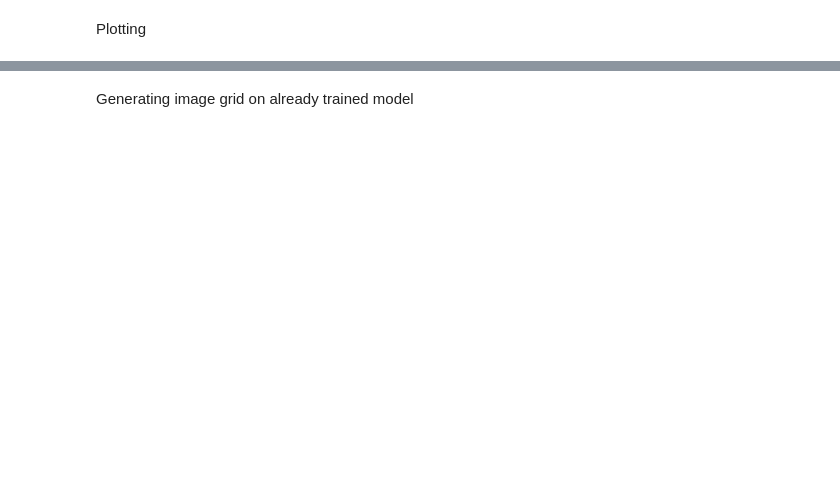
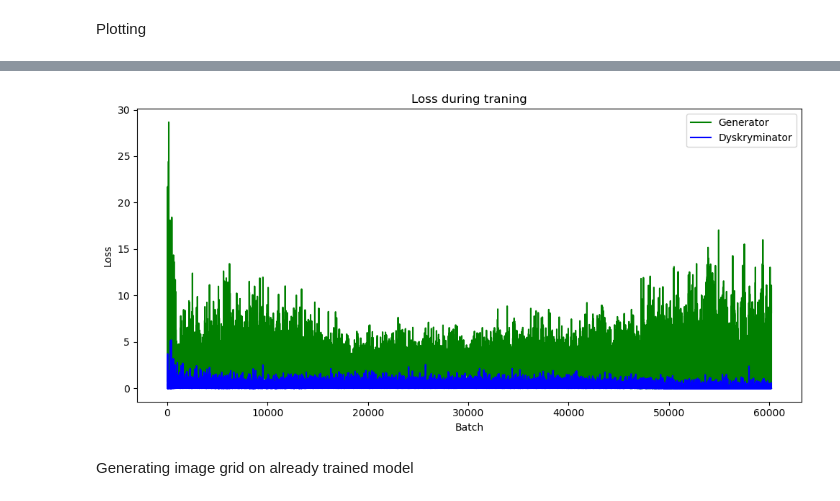
Before and after one commit to Maciej-Ol/AbstractArt-by-GAN, a Jupyter notebook: Model_training.ipynb, the cells around one changed output, grey strips where cells are left out. Drawn from its saved outputs; the diff is of its cells as text; code cells hidden in the pictures; blank space fills up the shorter version.

```diff
--- a/Model_training.ipynb
+++ b/Model_training.ipynb
@@ -338,17 +291,19 @@ plt.show()
 # %%
 plt.rcParams["figure.figsize"] = [10, 5]
 plt.rcParams["figure.autolayout"] = True
-col = LOSS[0]
-df = pd.read_csv("output\\statistics\\stat_loss_cub_0.7.csv", usecols=col,sep=', ',engine='python')
+col = STATS[0]
+df = pd.read_csv("output\\statistics\\stat_avg_cub_0.8.csv", usecols=col,sep=',',engine='python')
 #print("Contents in csv file:", df)
-plt.plot(df[[col[1]]], df[[col[2]]],color='b', label='Dyskryminator')
-plt.plot(df[[col[1]]], df[[col[3]]],color='g', label='Generator')
+plt.plot(df.g_loss, color='g', label='Generator')
+plt.plot(df.d_loss, color='b', label='Dyskryminator')
 plt.title("Loss during traning")
 plt.xlabel("Batch")
 plt.ylabel("Loss")
 plt.legend()
 
 plt.show()
+# %% [output]
+[figure, added]
 # %% [markdown]
 Generating image grid on already trained model
 # %%
```
Also changed, not shown: parts of 16 cells of this notebook, 3 other files.
